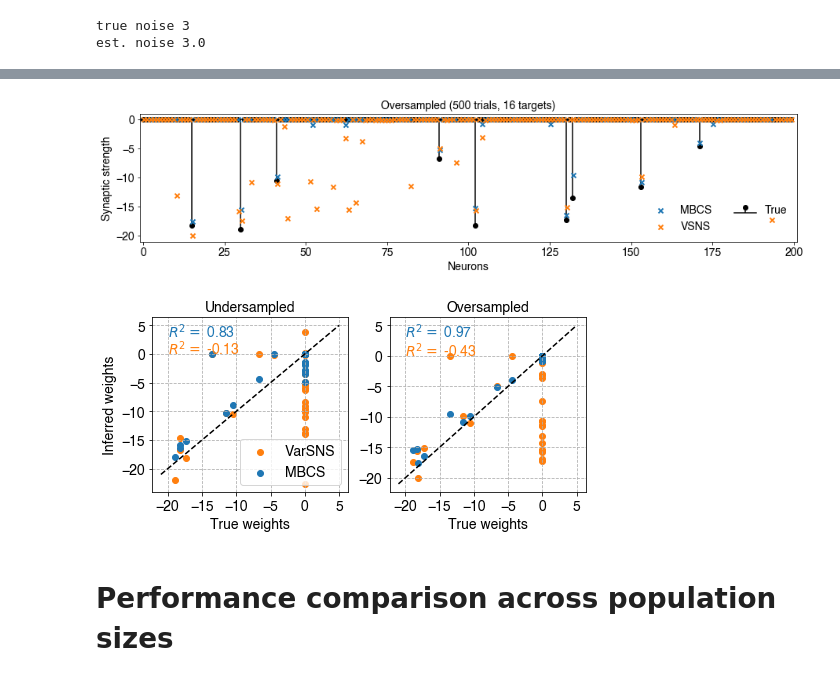
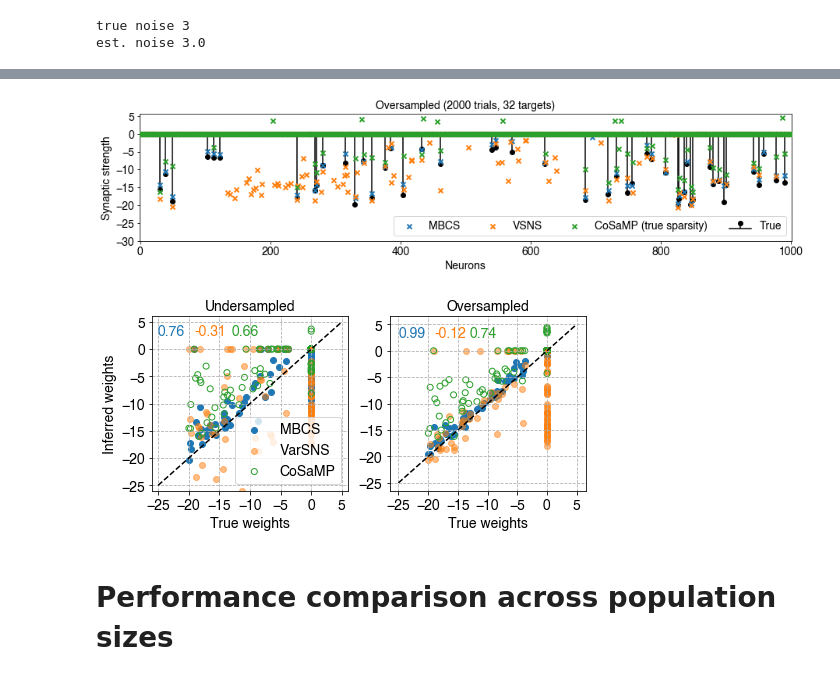
Before and after one commit to marcustriplett/circuitmap, a Jupyter notebook: notebooks/adaprobe_jax_implementation.ipynb, the cells around one changed output, grey strips where cells are left out. Saved outputs shown, nothing was run; the diff lists cells and outputs as text; code cells hidden in the pictures.

```diff
--- a/notebooks/adaprobe_jax_implementation.ipynb
+++ b/notebooks/adaprobe_jax_implementation.ipynb
@@ -27,8 +27,8 @@ import adaprobe
 # %% [markdown]
 # Simulation
 # %%
-N = 200
-K = 150
+N = 1000
+K = 2000
 powers = np.arange(20, 51, 10)
 phi_1 = np.random.uniform(2.5, 5.5, N)
 a = 0.05
@@ -109,7 +109,7 @@ fit_options_vsns = {
 }
 
 priors = {
-    'alpha': 0.5 * np.ones(N),
+    'alpha': 0.15 * np.ones(N),
     'beta': 1e1 * np.ones(N),
     'mu': np.zeros(N),
     'phi': phi_prior,
@@ -231,5 +245,5 @@ model_vsns_os = adaprobe.Model(N, model_type='variational_sns', priors=priors)
 # %%
-K_os = 500
+K_os = 2000
 # %%
 sim.reset()
 sim.simulate_multistim(trials=K_os, num_targets=num_targets, powers=powers)
@@ -251,61 +271,69 @@ Wall time: 9.67 s
 # %%
 fontsize=14
 
 rng = np.arange(N)
 model_offset = 0.15
 
 cols = ['firebrick', 'C1']
 
 plt.figure(figsize=(15, 3))
 plt.stem(np.arange(N), sim.w, linefmt='k', markerfmt='ko', basefmt='k-', label='True')
 plt.scatter(rng + model_offset, model_mbcs_os.state['mu'], marker='x', color='C0', label='MBCS', zorder=10, linewidth=2)
-plt.scatter(rng + 2 * model_offset, model_vsns_os.state['mu'], marker='x', color='C1', label='VSNS', zorder=11, linewidth=2)
+plt.scatter(rng + 2 * model_offset, model_vsns_os.state['mu'] * model_vsns_os.state['alpha'], marker='x', color='C1', label='VSNS', zorder=11, linewidth=2)
+plt.scatter(rng + 2 * model_offset, w_cosamp_os, marker='x', color='C2', label='CoSaMP (true sparsity)', zorder=11, linewidth=2)
 
 plt.xlim([-1, N+1])
-plt.legend(ncol=2, fontsize=14, loc='lower right', frameon=False)
+plt.ylim(bottom=-30)
+plt.legend(ncol=4, fontsize=14, loc='lower right', frameon=True)
 plt.xlabel('Neurons', fontsize=fontsize)
 plt.xticks(fontsize=fontsize)
 plt.yticks(fontsize=fontsize)
 plt.ylabel('Synaptic strength', fontsize=fontsize)
-plt.title('Oversampled (%i trials, 16 targets)'%K_os, fontsize=fontsize)
-# plt.savefig('figs/model_based_cs/mbcs_vs_vsns_single_trial_comparison_noise_known_oversampled_N%i_a%.2f_sig%.2f.pdf'%(N, a, sigma), format='pdf', facecolor='white', bbox_inches='tight', dpi=200)
+plt.title('Oversampled (%i trials, %i targets)'%(K_os, num_targets), fontsize=fontsize)
+# plt.savefig('figs/model_based_cs/mbcs_vs_vsns_vs_cosamp_single_trial_comparison_noise_known_oversampled_N%i_a%.2f_sig%.2f.pdf'%(N, a, sigma), format='pdf', facecolor='white', bbox_inches='tight', dpi=200)
 plt.show()
 # %% [output]
-[figure, old version]
+[figure, new version]
 # %%
 plt.figure(figsize=(7, 3.5))
 plt.subplot(1, 2, 1)
-plt.scatter(sim.w, model_vsns.state['mu'], color='C1', label='VarSNS')
 plt.scatter(sim.w, model_mbcs.state['mu'], color='C0', label='MBCS')
+plt.scatter(sim.w, model_vsns.state['mu'], color='C1', label='VarSNS', alpha=0.5)
+plt.scatter(sim.w, w_cosamp, edgecolor='C2', facecolor='None', label='CoSaMP')
 plt.legend(fontsize=fontsize)
-plt.plot([-21, 5], [-21, 5], 'k--')
+plt.plot([-25, 5], [-25, 5], 'k--')
 plt.xlabel('True weights', fontsize=fontsize)
 plt.ylabel('Inferred weights', fontsize=fontsize)
-plt.xticks(np.arange(-20, 6, 5), fontsize=fontsize)
-plt.yticks(np.arange(-20, 6, 5), fontsize=fontsize)
+plt.xticks(np.arange(-25, 6, 5), fontsize=fontsize)
+plt.yticks(np.arange(-25, 6, 5), fontsize=fontsize)
+plt.xlim([-26, 6])
+plt.ylim([-26, 6])
 plt.grid(linestyle='--')
 plt.title('Undersampled', fontsize=fontsize)
-plt.text(-20, 3, '$R^2 =$ %.2f'%r2_score(sim.w, model_mbcs.state['mu']), fontsize=fontsize, color='C0')
-plt.text(-20, 0, '$R^2 =$ %.2f'%r2_score(sim.w, model_vsns.state['mu']), fontsize=fontsize, color='C1')
+plt.text(-25, 2.5, '%.2f'%r2_score(sim.w, model_mbcs.state['mu']), fontsize=fontsize, color='C0', weight='bold')
+plt.text(-19, 2.5, '%.2f'%r2_score(sim.w, model_vsns.state['mu'] * model_vsns.state['alpha']), fontsize=fontsize, color='C1')
+plt.text(-13, 2.5, '%.2f'%r2_score(sim.w, w_cosamp), fontsize=fontsize, color='C2')
 
 plt.subplot(1, 2, 2)
-plt.scatter(sim.w, model_vsns_os.state['mu'], color='C1', label='VarSNS')
 plt.scatter(sim.w, model_mbcs_os.state['mu'], color='C0', label='MBCS')
+plt.scatter(sim.w, model_vsns_os.state['mu'], color='C1', label='VarSNS', alpha=0.5)
+plt.scatter(sim.w, w_cosamp_os, facecolor='None', edgecolor='C2')
 # plt.legend(fontsize=fontsize)
-plt.plot([-21, 5], [-21, 5], 'k--')
+plt.plot([-25, 5], [-25, 5], 'k--')
 plt.xlabel('True weights', fontsize=fontsize)
 # plt.ylabel('Inferred weights', fontsize=fontsize)
-plt.xticks(np.arange(-20, 6, 5), fontsize=fontsize)
-plt.yticks(np.arange(-20, 6, 5), fontsize=fontsize)
+plt.xticks(np.arange(-25, 6, 5), fontsize=fontsize)
+plt.yticks(np.arange(-25, 6, 5), fontsize=fontsize)
 plt.grid(linestyle='--')
 plt.title('Oversampled', fontsize=fontsize)
-plt.text(-20, 3, '$R^2 =$ %.2f'%r2_score(sim.w, model_mbcs_os.state['mu']), fontsize=fontsize, color='C0')
-plt.text(-20, 0, '$R^2 =$ %.2f'%r2_score(sim.w, model_vsns_os.state['mu']), fontsize=fontsize, color='C1')
+plt.text(-25, 2.5, '%.2f'%r2_score(sim.w, model_mbcs_os.state['mu']), fontsize=fontsize, color='C0')
+plt.text(-19, 2.5, '%.2f'%r2_score(sim.w, model_vsns_os.state['mu'] * model_vsns_os.state['alpha']), fontsize=fontsize, color='C1')
+plt.text(-13, 2.5, '%.2f'%r2_score(sim.w, w_cosamp_os), color='C2', fontsize=fontsize)
 plt.tight_layout()
-# plt.savefig('figs/model_based_cs/mbcs_vs_vsns_single_trial_comparison_noise_known_undersampeld_vs_oversampled_N%i_a%.2f_sig%.2f.pdf'%(N, a, sigma), format='pdf', facecolor='white', bbox_inches='tight', dpi=200)
+# plt.savefig('figs/model_based_cs/mbcs_vs_vsns_vs_cosamp_single_trial_comparison_noise_known_undersampeld_vs_oversampled_N%i_a%.2f_sig%.2f.pdf'%(N, a, sigma), format='pdf', facecolor='white', bbox_inches='tight', dpi=200)
 plt.show()
 # %% [output]
-[figure, old version]
+[figure, new version]
 # %% [markdown]
 # Performance comparison across population sizes
 # %%
```
Also changed, not shown: parts of 22 cells of this notebook, 1 other file.
